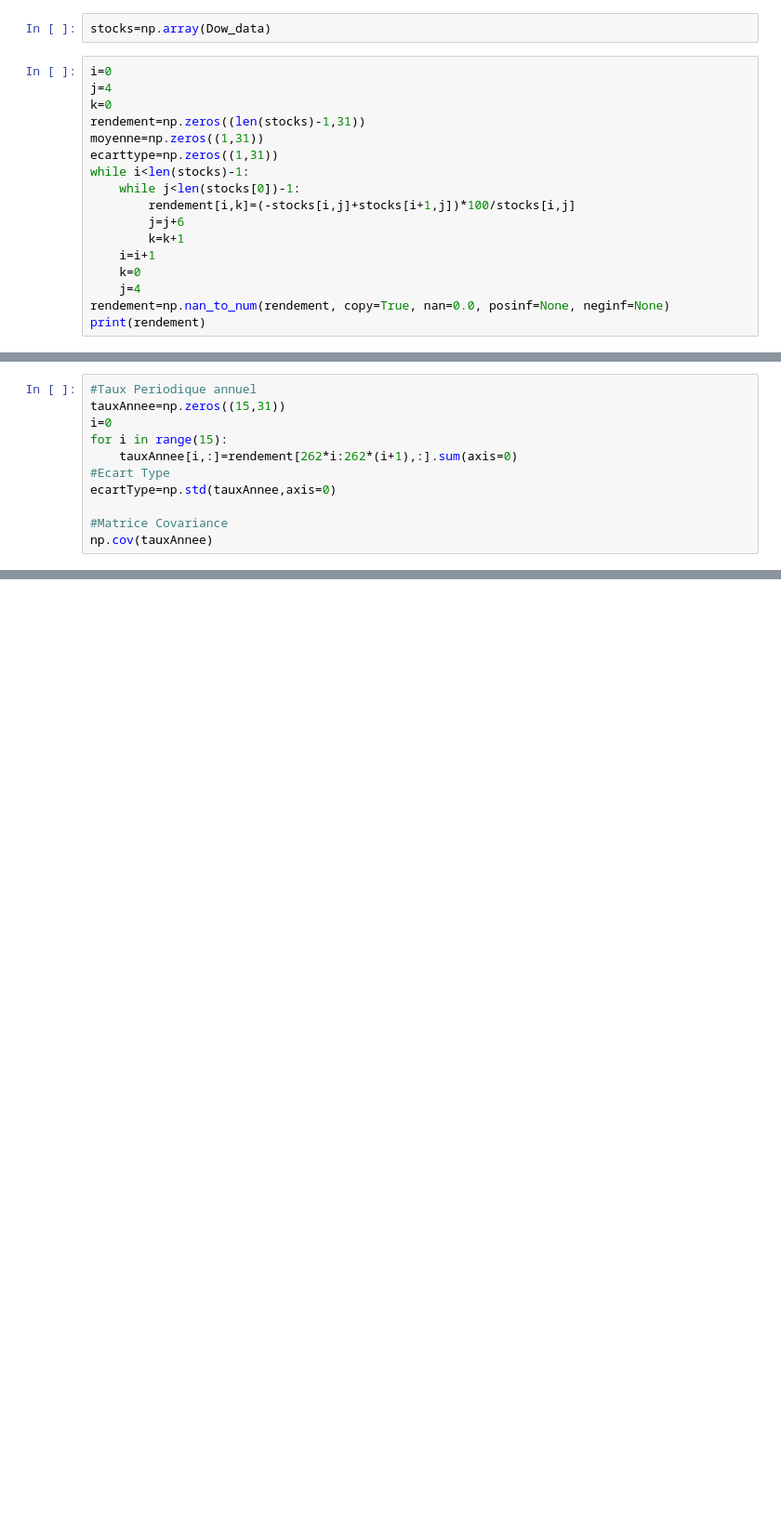
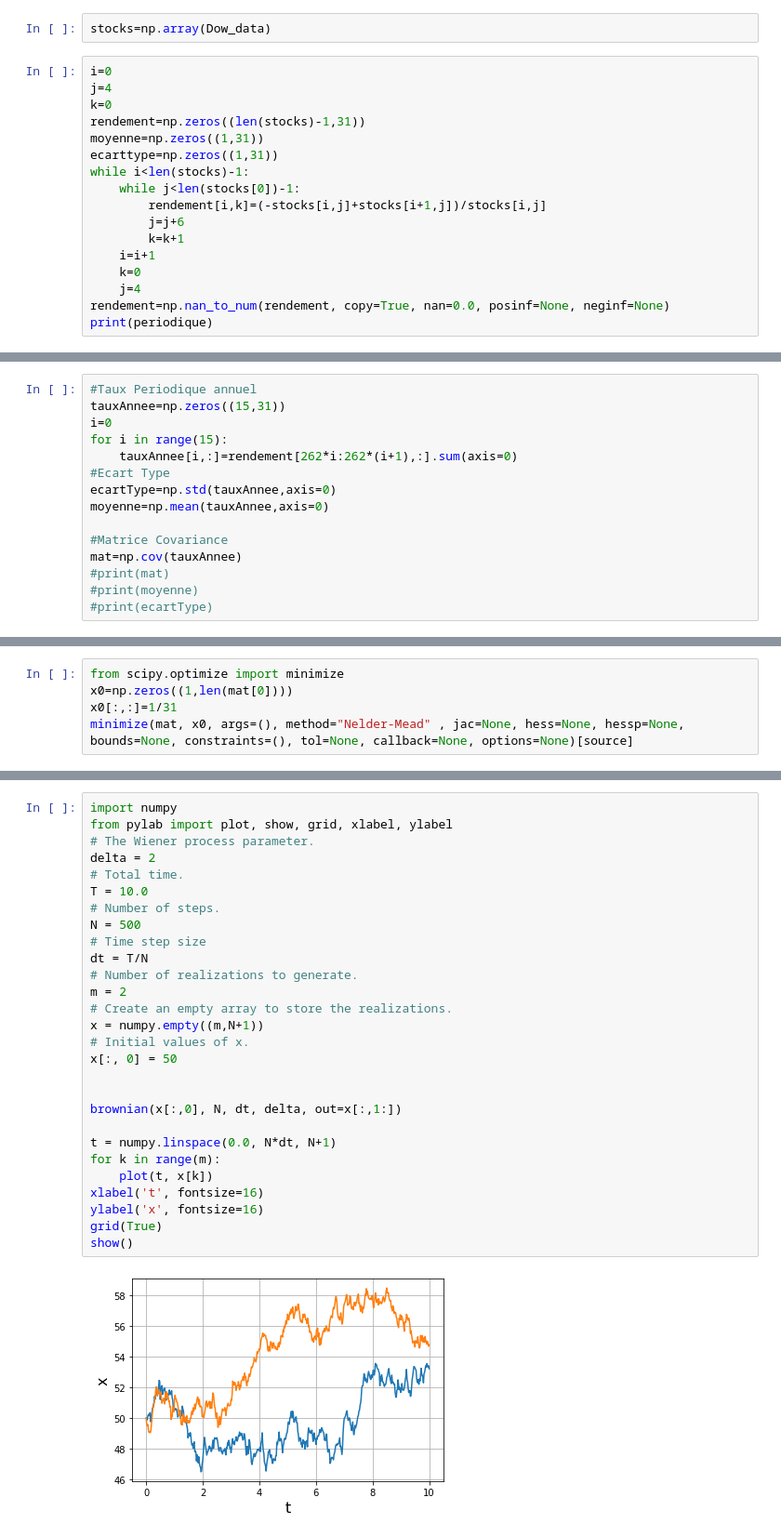
Before and after one commit to poclecoqq/Trending-stocks, a Jupyter notebook: TP1_V2.ipynb, the cells around one changed output, grey strips where cells are left out. Shown: that part at 93% size. Saved outputs shown, nothing was run; the diff lists cells and outputs as text; blank space fills up the shorter version.

```diff
--- a/TP1_V2.ipynb
+++ b/TP1_V2.ipynb
@@ -42,12 +42,12 @@ moyenne=np.zeros((1,31))
 ecarttype=np.zeros((1,31))
 while i<len(stocks)-1:
     while j<len(stocks[0])-1:
-        rendement[i,k]=(-stocks[i,j]+stocks[i+1,j])*100/stocks[i,j]
+        rendement[i,k]=(-stocks[i,j]+stocks[i+1,j])/stocks[i,j]
         j=j+6
         k=k+1
     i=i+1
     k=0
     j=4
 rendement=np.nan_to_num(rendement, copy=True, nan=0.0, posinf=None, neginf=None)
-print(rendement)
+print(periodique)
 # %% [output]
@@ -72,6 +61,10 @@ for i in range(15):
     tauxAnnee[i,:]=rendement[262*i:262*(i+1),:].sum(axis=0)
 #Ecart Type
 ecartType=np.std(tauxAnnee,axis=0)
+moyenne=np.mean(tauxAnnee,axis=0)
 
 #Matrice Covariance
-np.cov(tauxAnnee)
+mat=np.cov(tauxAnnee)
+#print(mat)
+#print(moyenne)
+#print(ecartType)
@@ -122,0 +75,5 @@ bonjour
+# %%
+from scipy.optimize import minimize
+x0=np.zeros((1,len(mat[0])))
+x0[:,:]=1/31
+minimize(mat, x0, args=(), method="Nelder-Mead" , jac=None, hess=None, hessp=None, bounds=None, constraints=(), tol=None, callback=None, options=None)[source]
@@ -122,0 +110,30 @@ bonjour
+# %%
+import numpy
+from pylab import plot, show, grid, xlabel, ylabel
+# The Wiener process parameter.
+delta = 2
+# Total time.
+T = 10.0
+# Number of steps.
+N = 500
+# Time step size
+dt = T/N
+# Number of realizations to generate.
+m = 2
+# Create an empty array to store the realizations.
+x = numpy.empty((m,N+1))
+# Initial values of x.
+x[:, 0] = 50
+
+
+brownian(x[:,0], N, dt, delta, out=x[:,1:])
+
+t = numpy.linspace(0.0, N*dt, N+1)
+for k in range(m):
+    plot(t, x[k])
+xlabel('t', fontsize=16)
+ylabel('x', fontsize=16)
+grid(True)
+show()
+# %% [output]
+[figure, added]
```
Also changed, not shown: parts of 9 cells of this notebook.
